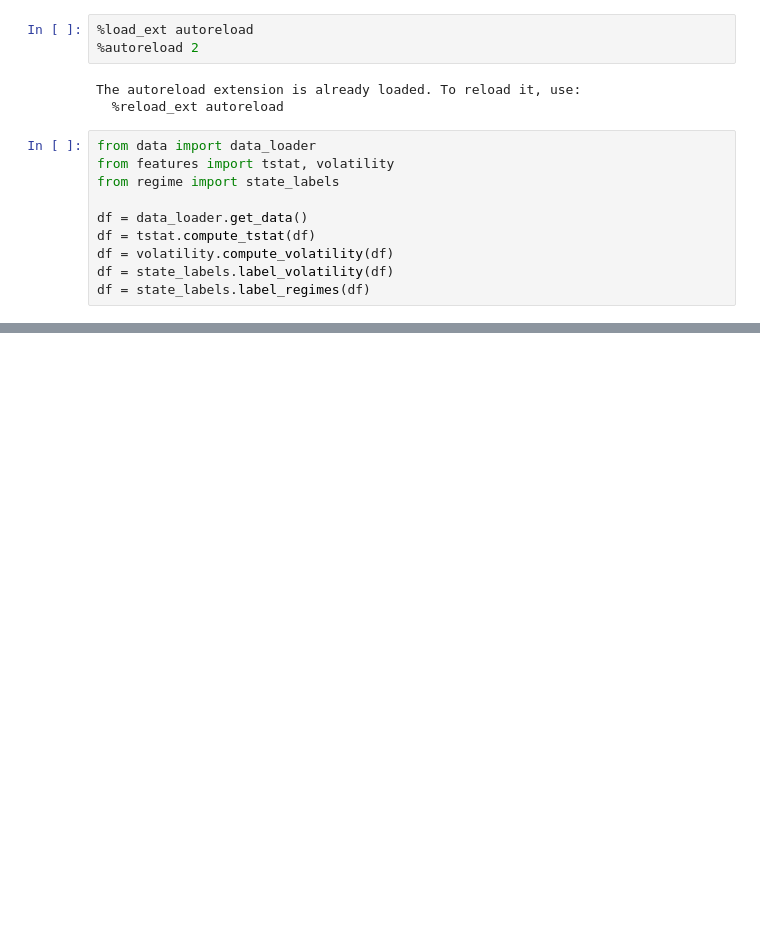
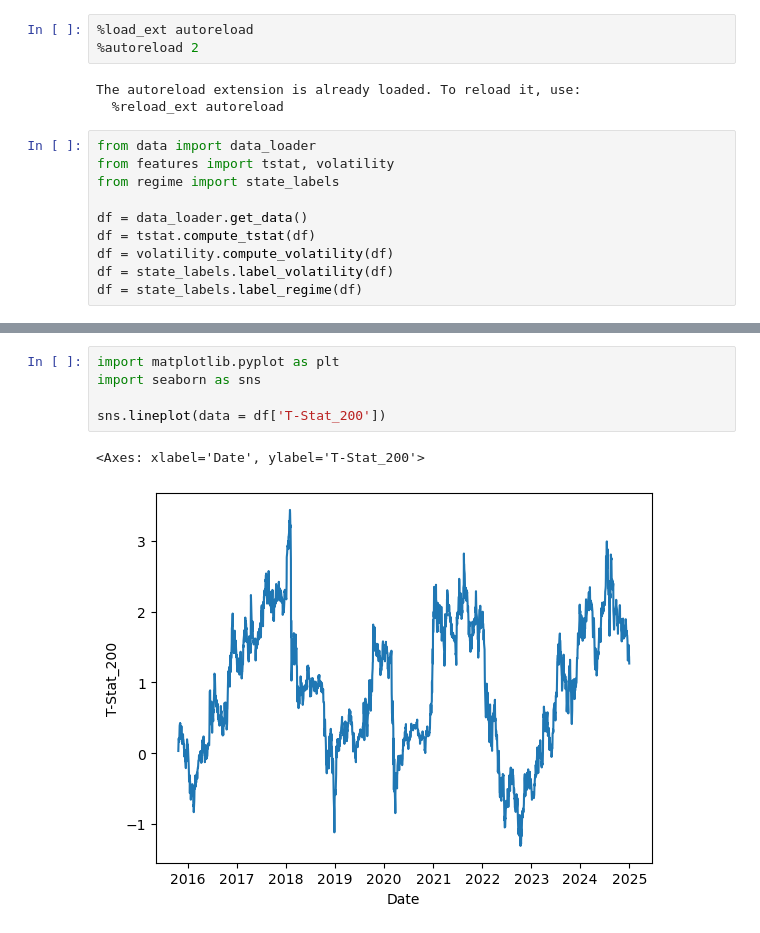
Before and after one commit to akshathp0/entropy-trading, a Jupyter notebook: validate_features.ipynb, the cells around one changed output, grey strips where cells are left out. Saved outputs shown, nothing was run; the diff lists cells and outputs as text; blank space fills up the shorter version.

```diff
--- a/validate_features.ipynb
+++ b/validate_features.ipynb
@@ -13,6 +13,6 @@ df = data_loader.get_data()
 df = tstat.compute_tstat(df)
 df = volatility.compute_volatility(df)
 df = state_labels.label_volatility(df)
-df = state_labels.label_regimes(df)
+df = state_labels.label_regime(df)
 # %% [output]
 [*********************100%***********************]  1 of 1 completed
@@ -19,0 +115,8 @@ KeyError: 'Log Returns'
+# %%
+import matplotlib.pyplot as plt
+import seaborn as sns
+
+sns.lineplot(data = df['T-Stat_200'])
+# %% [output]
+<Axes: xlabel='Date', ylabel='T-Stat_200'>
+[figure, added]
```
Also changed, not shown: parts of 19 cells of this notebook, 2 other files.
